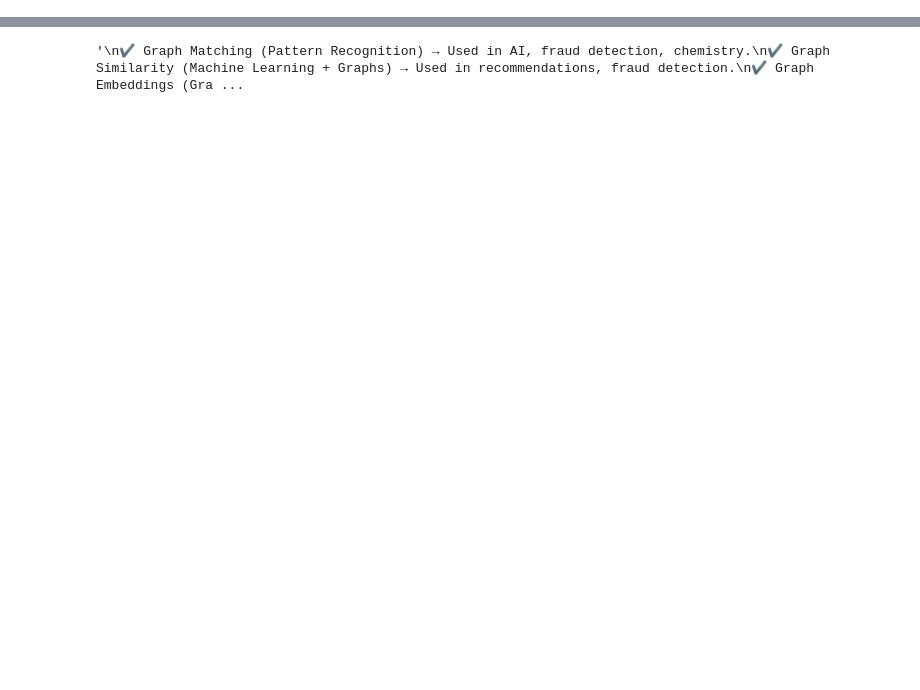
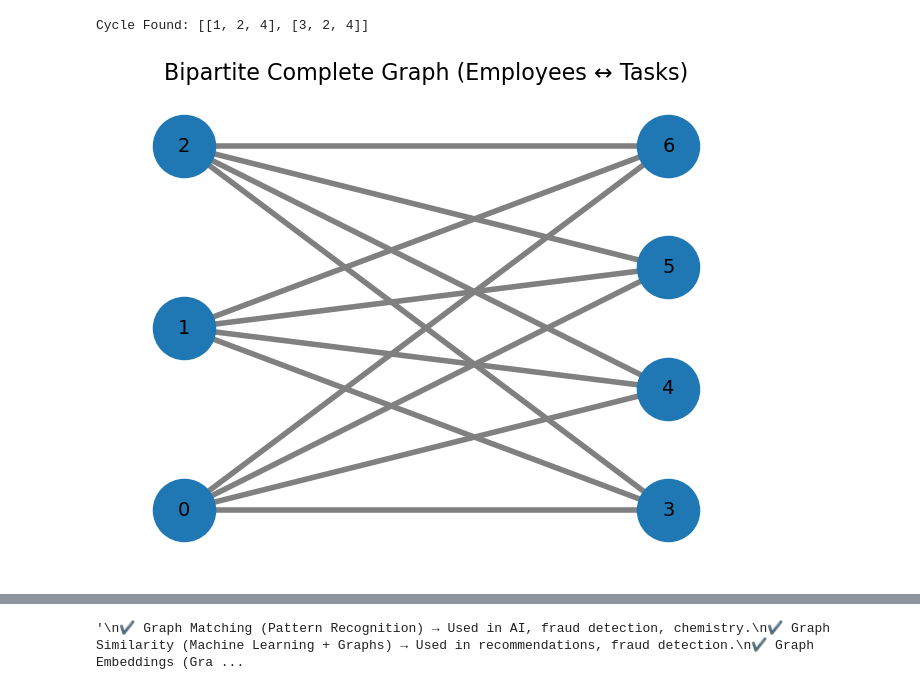
Before and after one commit to XinYangMTSU/XinYangMTSU.github.io, a Jupyter notebook: 3080/Demo/graphDemo.ipynb, the cells around one changed output, grey strips where cells are left out. Saved outputs shown, nothing was run; the diff lists cells and outputs as text; code cells hidden in the pictures; blank space fills up the shorter version.

```diff
--- a/3080/Demo/graphDemo.ipynb
+++ b/3080/Demo/graphDemo.ipynb
@@ -5 +165,42 @@
+# %%
+# ========================================================
+# 3. Finds a single cycle in an undirected graph.
+# ========================================================
+
+# Create an undirected graph
+G = nx.Graph()
+G.add_edges_from([(1, 2), (2, 3), (3, 4), (4, 1), (2, 4)])  # Cycle exists
+
+# Find all cycles in the graph
+cycles = nx.cycle_basis(G)  # Returns a list of cycles
+
+# Use if-else to check for cycles
+if cycles:
+    print("Cycle Found:", cycles)
+else:
+    print("No Cycle Found.")
+# %% [output]
+Cycle Found: [[1, 2, 4], [3, 2, 4]]
+# %%
+# ========================================================
+# 4. Model a Complete Bipartite Graph
+# ========================================================
+
+## Job Assignments & Task Scheduling
+## A company has m employees and n tasks.
+
+# Create a bipartite complete graph
+m, n = 3, 4  # 3 employees, 4 tasks
+G = nx.complete_bipartite_graph(m, n)
+
+# Draw the bipartite graph
+pos = nx.bipartite_layout(G, range(m))  # Position nodes
+nx.draw(G, pos, with_labels=True, node_size=2000,
+        edge_color="gray", width=4, font_size=14)
+# Add margins to prevent nodes from being cut off
+plt.margins(0.1)  # Increase margins by 10%
+plt.title("Bipartite Complete Graph (Employees ↔ Tasks)", fontsize=16)
+plt.show()
+# %% [output]
+[figure, added]
 # %%
```
Also changed, not shown: parts of 14 cells of this notebook, 1 other file.
